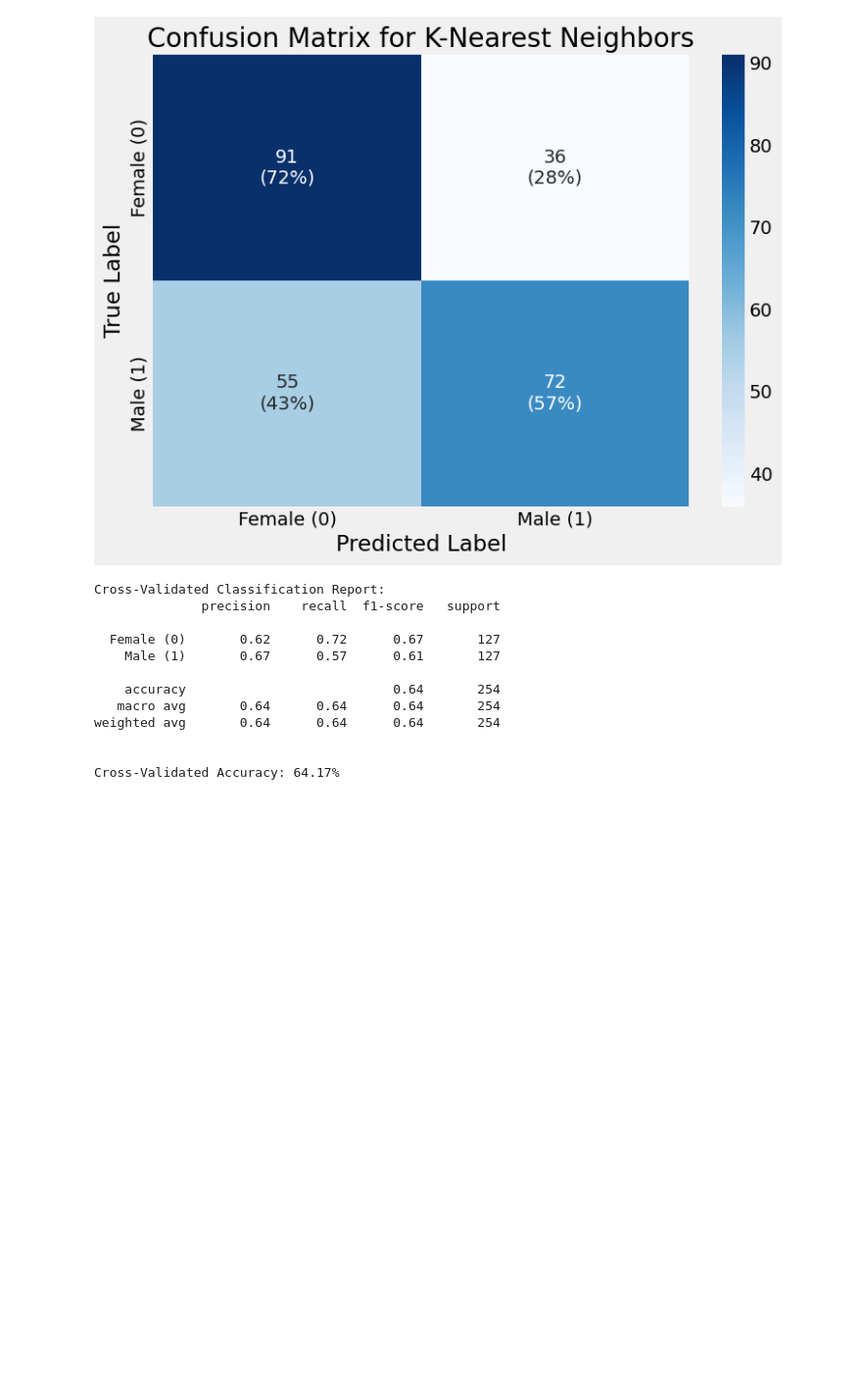
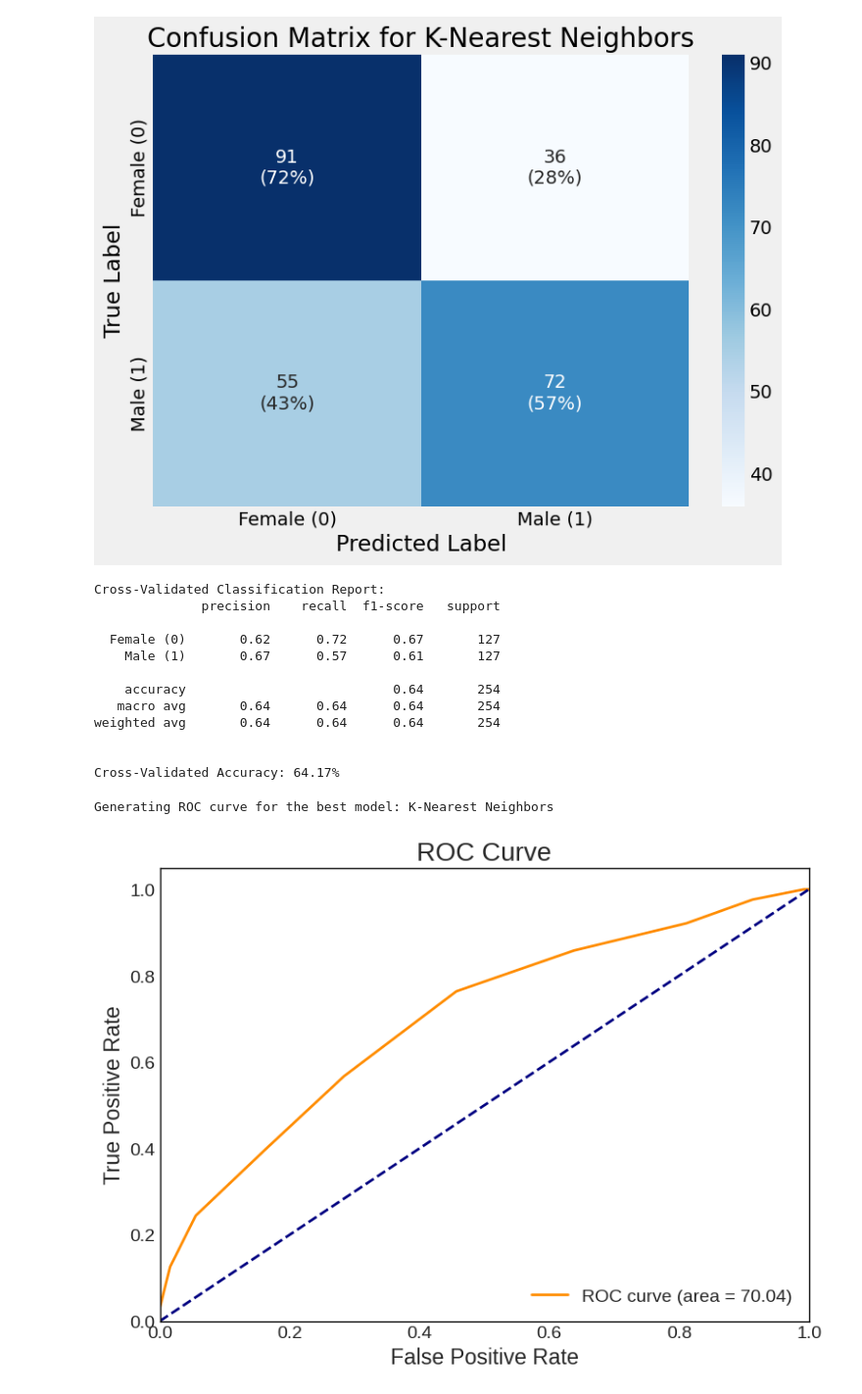
Before and after one commit to Geez-l/litoX, a Jupyter notebook: SP_ML/ml_measurements.ipynb, the cells around one changed output. Shown at 98% size. Cells and saved outputs as stored; diff of their text form; code cells hidden in the pictures; blank space fills up the shorter version.

```diff
--- a/SP_ML/ml_measurements.ipynb
+++ b/SP_ML/ml_measurements.ipynb
@@ -1324,3 +1324,53 @@ weighted avg       0.64      0.64      0.64       254
 
 
 Cross-Validated Accuracy: 64.17%
+# %%
+import matplotlib.pyplot as plt
+from sklearn.metrics import roc_curve, auc
+import numpy as np
+from sklearn.model_selection import cross_val_predict
+
+# Get the best model and parameters from the previous grid search
+best_model_name = scores_df.iloc[0]['Model']
+base_model, _ = models_and_grids[best_model_name]
+best_params = scores_df.iloc[0]['Best Parameters']
+best_model = base_model.set_params(**best_params)
+
+print(f"Generating ROC curve for the best model: {best_model_name}")
+
+try:
+    y_scores = cross_val_predict(best_model, X, y, cv=5, method='predict_proba')[:, 1]
+except AttributeError:
+    print("Model does not have predict_proba. Using decision_function if available.")
+    try:
+        y_scores = cross_val_predict(best_model, X, y, cv=5, method='decision_function')
+    except AttributeError:
+        print("Model does not have decision_function either. Cannot plot ROC curve.")
+        y_scores = None
+
+
+if y_scores is not None:
+    # Compute ROC curve and AUC
+    fpr, tpr, _ = roc_curve(y, y_scores)
+    roc_auc = auc(fpr, tpr)
+
+    plt.style.use('seaborn-v0_8-white')
+    fig, ax = plt.subplots(figsize=(8, 6)) #
+
+    ax.plot(fpr, tpr, color='darkorange', lw=2, label='ROC curve (area = %0.2f)' % (roc_auc * 100))
+    ax.plot([0, 1], [0, 1], color='navy', lw=2, linestyle='--')
+    ax.set_xlim([0.0, 1.0])
+    ax.set_ylim([0.0, 1.05])
+    ax.set_xlabel("False Positive Rate")
+    ax.set_ylabel("True Positive Rate")
+    ax.set_title("ROC Curve")
+    ax.legend(loc="lower right")
+
+    for spine in ax.spines.values():
+        spine.set_edgecolor('black')
+        spine.set_linewidth(1)
+
+    plt.show()
+# %% [output]
+Generating ROC curve for the best model: K-Nearest Neighbors
+[figure, added]
```
